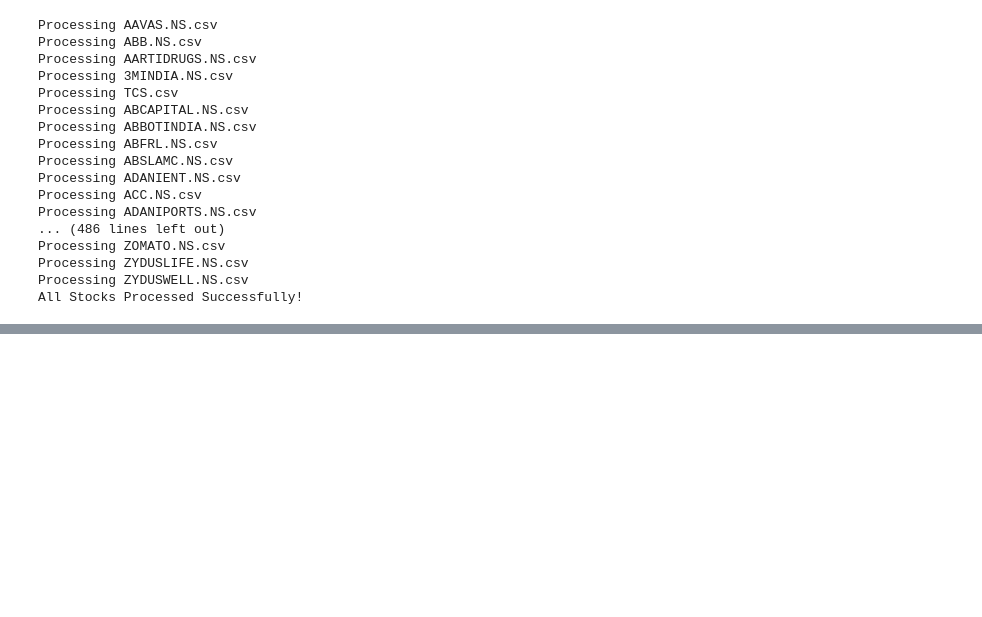
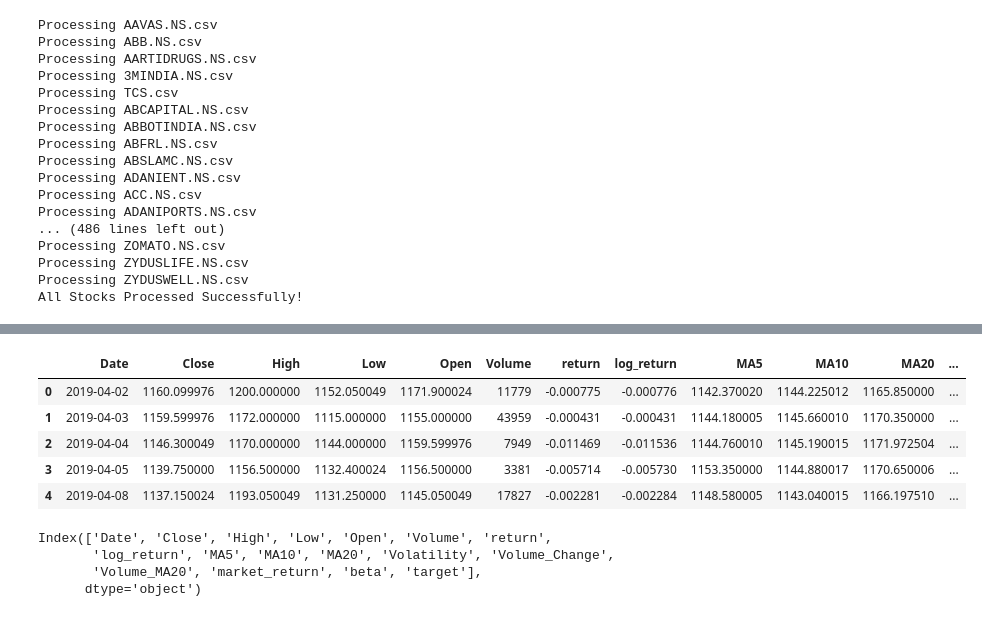
Before and after one commit to adityab-tech/Prism, a Jupyter notebook: W2_Prism.ipynb, the cells around one changed output, grey strips where cells are left out. Saved outputs shown, nothing was run; the diff lists cells and outputs as text; code cells hidden in the pictures; blank space fills up the shorter version.

```diff
--- a/W2_Prism.ipynb
+++ b/W2_Prism.ipynb
@@ -631,0 +663,23 @@ All Stocks Processed Successfully!
+# %%
+sample = pd.read_csv(
+    os.path.join(
+        processed_path,
+        "AAVAS.NS_processed.csv"
+    )
+)
+
+sample.head()
+# %% [output]
+|  | Date | Close | High | Low | Open | Volume | return | log_return | MA5 | MA10 | MA20 | ... |
+| 0 | 2019-04-02 | 1160.099976 | 1200.000000 | 1152.050049 | 1171.900024 | 11779 | -0.000775 | -0.000776 | 1142.370020 | 1144.225012 | 1165.850000 | ... |
+| 1 | 2019-04-03 | 1159.599976 | 1172.000000 | 1115.000000 | 1155.000000 | 43959 | -0.000431 | -0.000431 | 1144.180005 | 1145.660010 | 1170.350000 | ... |
+| 2 | 2019-04-04 | 1146.300049 | 1170.000000 | 1144.000000 | 1159.599976 | 7949 | -0.011469 | -0.011536 | 1144.760010 | 1145.190015 | 1171.972504 | ... |
+| 3 | 2019-04-05 | 1139.750000 | 1156.500000 | 1132.400024 | 1156.500000 | 3381 | -0.005714 | -0.005730 | 1153.350000 | 1144.880017 | 1170.650006 | ... |
+| 4 | 2019-04-08 | 1137.150024 | 1193.050049 | 1131.250000 | 1145.050049 | 17827 | -0.002281 | -0.002284 | 1148.580005 | 1143.040015 | 1166.197510 | ... |
+# %%
+sample.columns
+# %% [output]
+Index(['Date', 'Close', 'High', 'Low', 'Open', 'Volume', 'return',
+       'log_return', 'MA5', 'MA10', 'MA20', 'Volatility', 'Volume_Change',
+       'Volume_MA20', 'market_return', 'beta', 'target'],
+      dtype='object')
```
Also changed, not shown: parts of 9 cells of this notebook.
